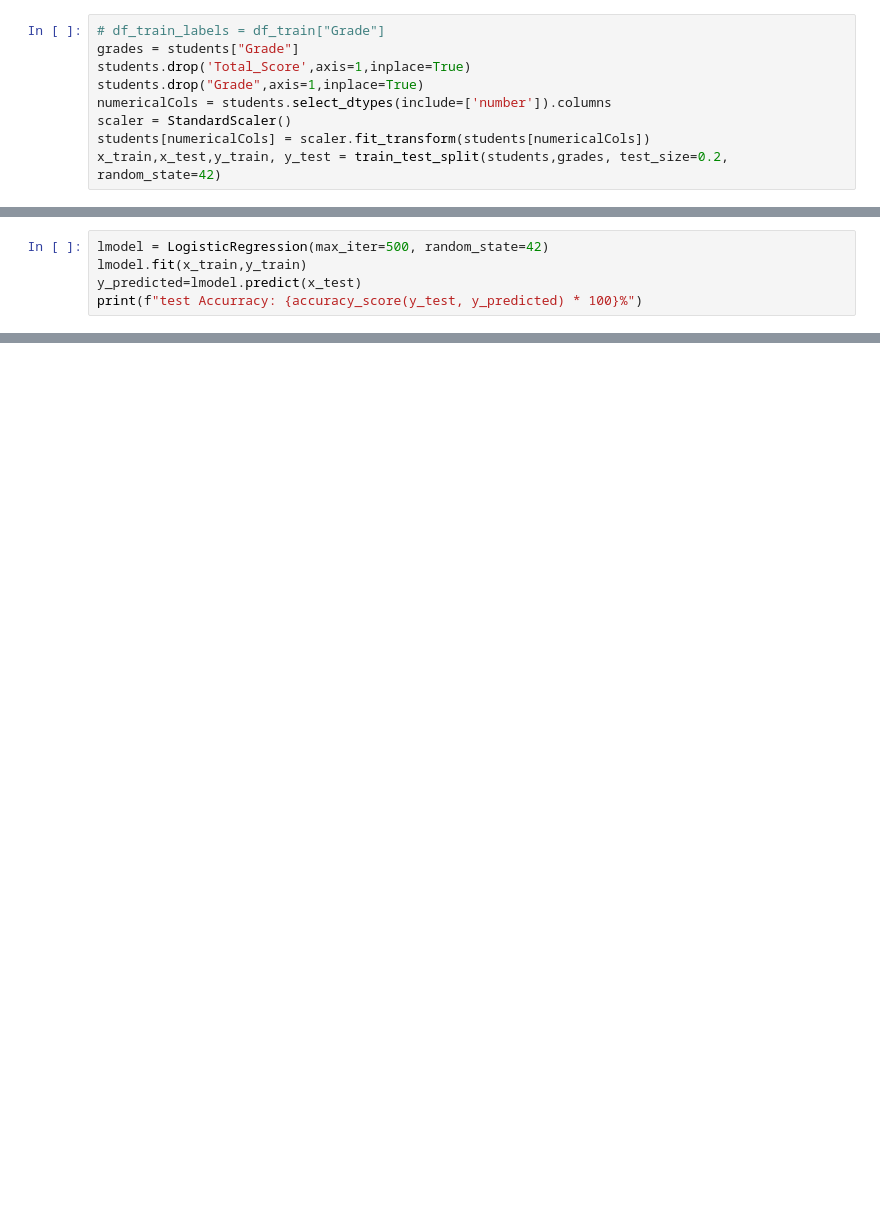
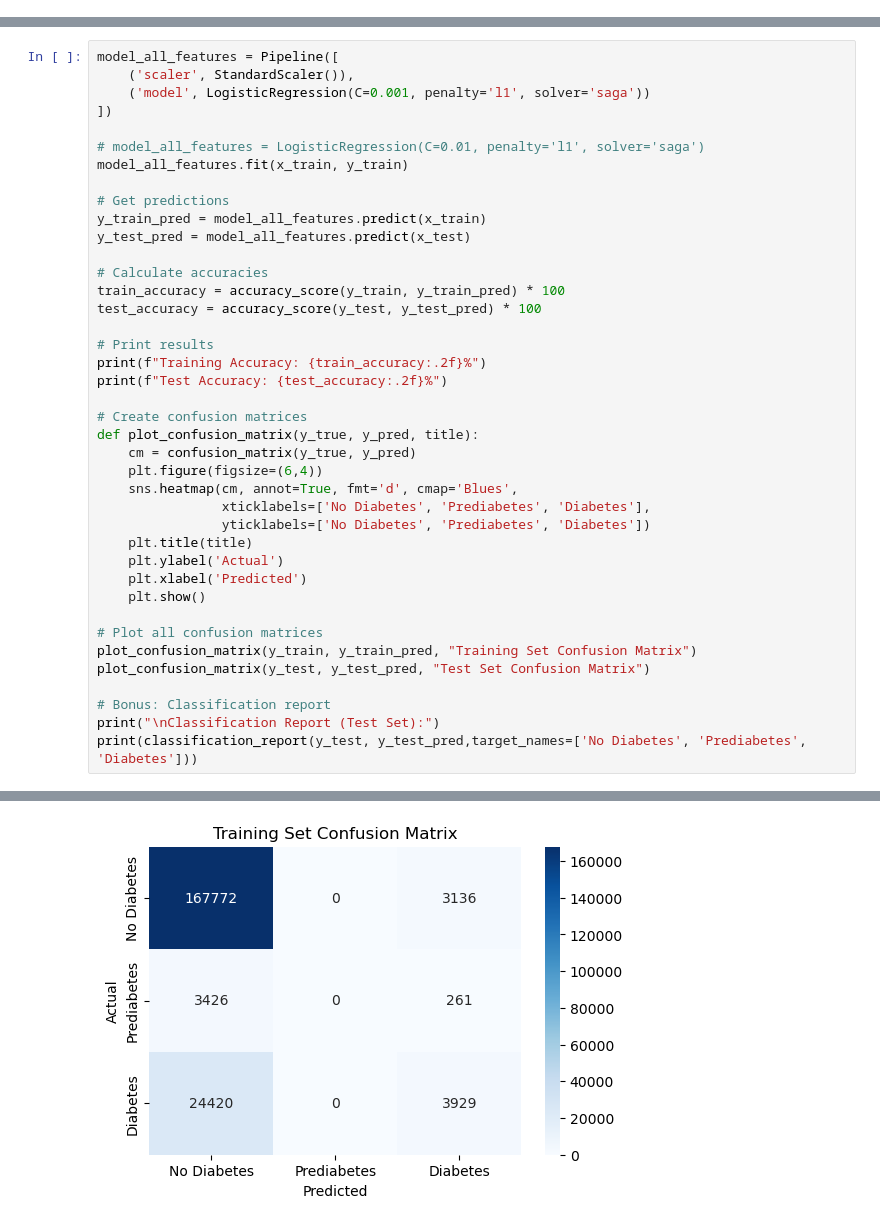
Before and after one commit to YaraHisham61/ML-project, a Jupyter notebook: logisitic_regression.ipynb, the cells around one changed output, grey strips where cells are left out. Saved outputs shown, nothing was run; the diff lists cells and outputs as text; blank space fills up the shorter version.

Commit message:
add models

```diff
--- a/logisitic_regression.ipynb
+++ b/logisitic_regression.ipynb
@@ -57,11 +38,2 @@ students = pd.concat([students, encoded_df], axis=1)
-# %%
-# df_train_labels = df_train["Grade"]
-grades = students["Grade"]
-students.drop('Total_Score',axis=1,inplace=True)
-students.drop("Grade",axis=1,inplace=True)
-numericalCols = students.select_dtypes(include=['number']).columns
-scaler = StandardScaler()
-students[numericalCols] = scaler.fit_transform(students[numericalCols])
-x_train,x_test,y_train, y_test = train_test_split(students,grades, test_size=0.2, random_state=42)
 # %%
 
@@ -93,6 +72,41 @@ x_train,x_test,y_train, y_test = train_test_split(students,grades, test_size=0.2
 # %%
-lmodel = LogisticRegression(max_iter=500, random_state=42)
-lmodel.fit(x_train,y_train)
-y_predicted=lmodel.predict(x_test)
-print(f"test Accurracy: {accuracy_score(y_test, y_predicted) * 100}%")
+model_all_features = Pipeline([
+    ('scaler', StandardScaler()),
+    ('model', LogisticRegression(C=0.001, penalty='l1', solver='saga'))
+])
+
+# model_all_features = LogisticRegression(C=0.01, penalty='l1', solver='saga')
+model_all_features.fit(x_train, y_train)
+
+# Get predictions
+y_train_pred = model_all_features.predict(x_train)
+y_test_pred = model_all_features.predict(x_test)
+
+# Calculate accuracies
+train_accuracy = accuracy_score(y_train, y_train_pred) * 100
+test_accuracy = accuracy_score(y_test, y_test_pred) * 100
+
+# Print results
+print(f"Training Accuracy: {train_accuracy:.2f}%")
+print(f"Test Accuracy: {test_accuracy:.2f}%")
+
+# Create confusion matrices
+def plot_confusion_matrix(y_true, y_pred, title):
+    cm = confusion_matrix(y_true, y_pred)
+    plt.figure(figsize=(6,4))
+    sns.heatmap(cm, annot=True, fmt='d', cmap='Blues',
+                xticklabels=['No Diabetes', 'Prediabetes', 'Diabetes'],
+                yticklabels=['No Diabetes', 'Prediabetes', 'Diabetes'])
+    plt.title(title)
+    plt.ylabel('Actual')
+    plt.xlabel('Predicted')
+    plt.show()
+
+# Plot all confusion matrices
+plot_confusion_matrix(y_train, y_train_pred, "Training Set Confusion Matrix")
+plot_confusion_matrix(y_test, y_test_pred, "Test Set Confusion Matrix")
+
+# Bonus: Classification report
+print("\nClassification Report (Test Set):")
+print(classification_report(y_test, y_test_pred,target_names=['No Diabetes', 'Prediabetes', 'Diabetes']))
 # %% [output]
@@ -99,0 +115 @@ test Accurracy: 18.9%
+[figure, added]
```
Also changed, not shown: parts of 10 cells of this notebook, 4 other files.
